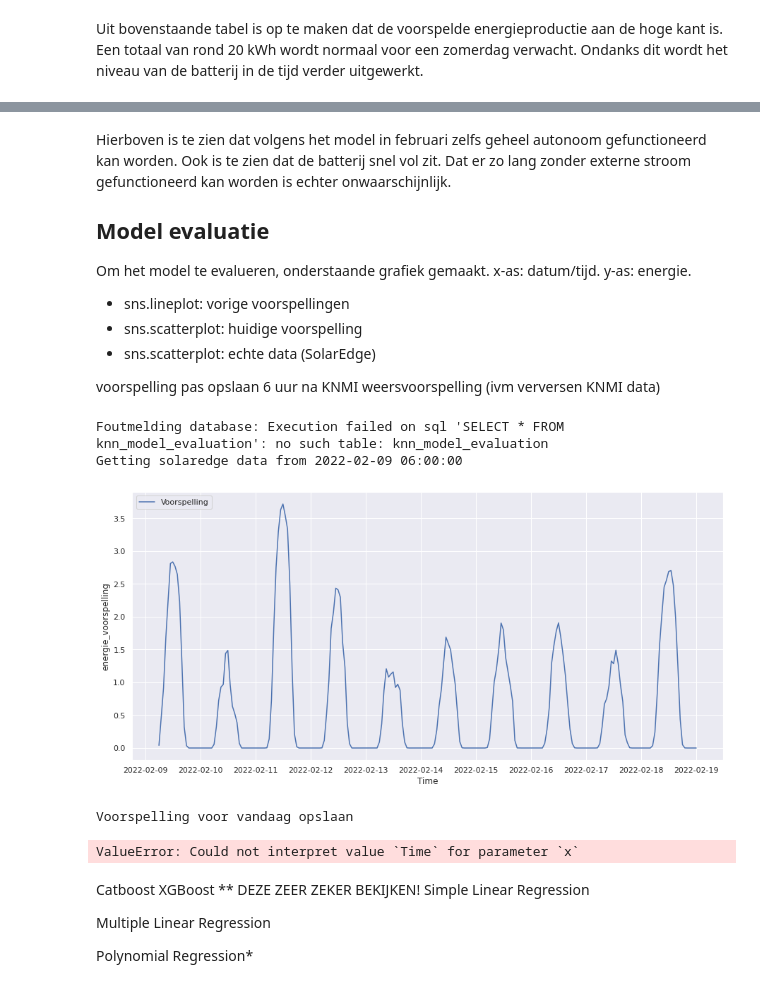
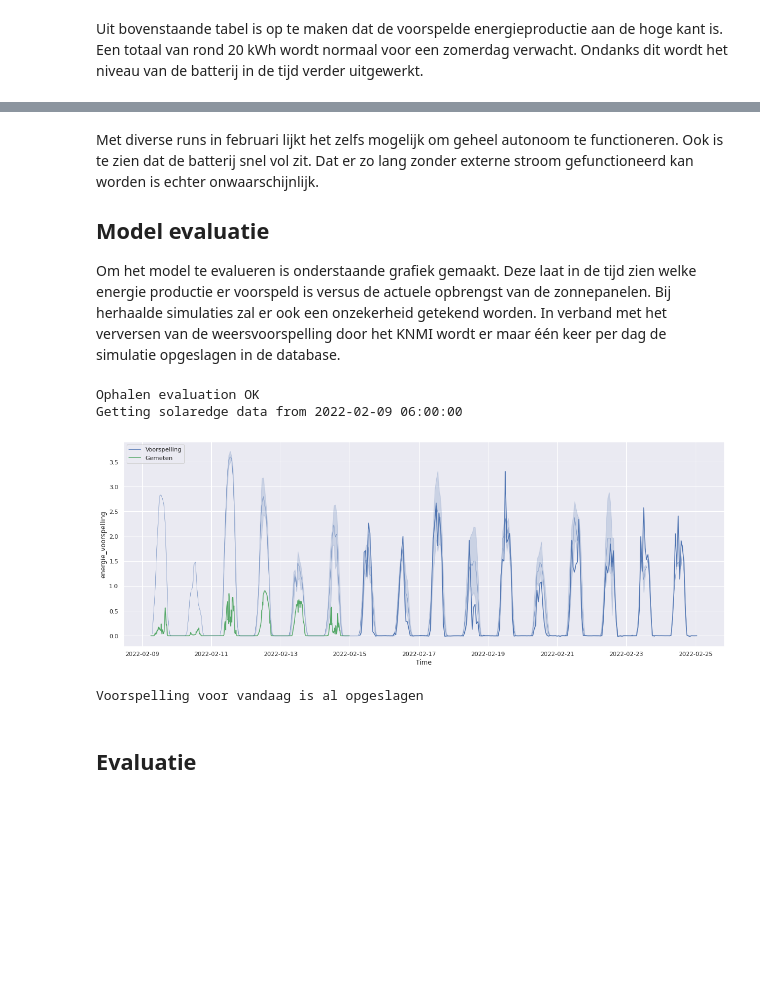
Before and after one commit to bosgnoom/data-engineer-eindopdracht, a Jupyter notebook: data_analyse.ipynb, the cells around one changed output, grey strips where cells are left out. Cells and saved outputs as stored; diff of their text form; code cells hidden in the pictures; blank space fills up the shorter version.

```diff
--- a/data_analyse.ipynb
+++ b/data_analyse.ipynb
@@ -56,6 +56,10 @@ Ondanks de grote spreiding op de getallen ziet het er naar uit dat wanneer het w
 
 Onderstaand is een 3d grafiek getekend. Op de x- en y-as staat de positie van de zon. De z-as geeft de hoeveelheid geproduceerde energie weer. Met de kleur van de bolletjes wordt de hoeveelheid bewolking aangegeven; een hogere helderheid geeft minder bewolking aan.
 # %%
+# 3d grafiek tekenen,
+# x en y: stand zon
+# z: energie
+# c: bewolking
 fig = plt.figure(figsize=(12, 12))
 ax = fig.add_subplot(111, projection='3d')
 
@@ -67,7 +71,12 @@ c = dataset["bewolking"]
 p = ax.scatter(x, y, z, c=c, marker='o', cmap=plt.cm.plasma_r)
 ax.set_xlabel('solar_azimuth')
 ax.set_ylabel('solar_altitude')
-ax.set_zlabel('energy');
+ax.set_zlabel('energy')
 
-fig.suptitle('3d plot dataset', y=0.925, fontsize=32);
+plt.rcParams['axes.grid'] = False
+cbar = fig.colorbar(p, fraction=0.035, pad=0.06);
+cbar.set_label("Bewolking")
+
+fig.suptitle('3d plot dataset', y=0.925, fontsize=32)
+plt.show()
 # %% [output]
@@ -205,9 +223,12 @@ Hierboven is te zien dat GridSearch een uitstekend resultaat oplevert: een r² v
 De nauwkeurigheid van de test-set voorspelling is weergegeven in de onderstaande grafiek: er zit nogal wat spreiding op de voorspelling. In het ideale geval zullen alle punten op de diagonaal liggen. Beneden ongeveer 1500 Wh is er een overschatting van de energieproductie, erboven lijkt het een onderschatting. Dit kan aan het gekozen model liggen, maar ook aan de verdeling van de hoeveelheid data. Er is meer data in het lage gebied ten opzichte van de hoeveelheid gegevens in het hoge gebied.
 # %%
+# Grafiek tekenen, evaluatie voorspelling
+sns.set_theme()
 fig, ax = plt.subplots()
 ax.scatter(y_test, predicted_test)
 ax.plot([y_test.min(), y_test.max()], [y_test.min(), y_test.max()], "k--", lw=4)
 ax.set_xlabel("Measured")
 ax.set_ylabel("Predicted")
+fig.suptitle("kNN model evaluation")
 plt.show()
 # %% [output]
@@ -214,0 +410,10 @@ plt.show()
+# %%
+# Grafiek tekenen, evaluatie voorspelling
+sns.set_theme()
+fig, ax = plt.subplots()
+ax.scatter(y_test, pred_test)
+ax.plot([y_test.min(), y_test.max()], [y_test.min(), y_test.max()], "k--", lw=4)
+ax.set_xlabel("Measured")
+ax.set_ylabel("Predicted")
+fig.suptitle("XGBoost model evaluation")
+plt.show()
@@ -242,9 +449,10 @@ voorspelling["solar_azimuth"] = pysolar.solar.get_azimuth_fast(51.2, 6, voorspel
 # - Transformeren (standardscaler)
 # - Prognosticeren (rijmt lekker)
 X = voorspelling[["temperatuur", "bewolking", "solar_altitude", "solar_azimuth"]]
-X = scaler.fit_transform(X)
+#X = scaler.fit_transform(X)
 # Energie per kWh, niet per Wh
-voorspelling["energie_voorspelling"] = knn_model.predict(X) / 1000
+#voorspelling["energie_voorspelling"] = knn_model.predict(X) / 1000
+voorspelling["energie_voorspelling"] = trained_model.predict(xgb.DMatrix(data=X)) / 1000
 
 # Verwachting voor de komende dagen laten zien
 fig, ax = plt.subplots(figsize=(15, 7))
@@ -315,15 +523,9 @@ De batterij gaat de gehele periode mee
 # %% [markdown]
-Hierboven is te zien dat volgens het model in februari zelfs geheel autonoom gefunctioneerd kan worden. Ook is te zien dat de batterij snel vol zit. Dat er zo lang zonder externe stroom gefunctioneerd kan worden is echter onwaarschijnlijk.
+Met diverse runs in februari lijkt het zelfs mogelijk om geheel autonoom te functioneren. Ook is te zien dat de batterij snel vol zit. Dat er zo lang zonder externe stroom gefunctioneerd kan worden is echter onwaarschijnlijk.
 
 ## Model evaluatie
 
-Om het model te evalueren, onderstaande grafiek gemaakt. x-as: datum/tijd. y-as: energie.
-
-- sns.lineplot: vorige voorspellingen
-- sns.scatterplot: huidige voorspelling
-- sns.scatterplot: echte data (SolarEdge)
-
-voorspelling pas opslaan 6 uur na KNMI weersvoorspelling (ivm verversen KNMI data)
+Om het model te evalueren is onderstaande grafiek gemaakt. Deze laat in de tijd zien welke energie productie er voorspeld is versus de actuele opbrengst van de zonnepanelen. Bij herhaalde simulaties zal er ook een onzekerheid getekend worden. In verband met het verversen van de weersvoorspelling door het KNMI wordt er maar één keer per dag de simulatie opgeslagen in de database.
 # %%
 # 1. Vanaf wanneer tekenen?
 # Model evaluatie tekenen vanaf eerste run,
@@ -335,7 +537,7 @@ cursor = conn.cursor()
 # Datum opvragen in try...             except...
 #                   (tabel bestaat)... (eerste run)...
 try:
-    sql = 'SELECT * FROM knn_model_evaluation'
+    sql = 'SELECT * FROM knn_evaluation'
     previous_runs = pd.read_sql(sql, conn)
     previous_runs["Time"] = pd.to_datetime(previous_runs["Time"])
     first_date = previous_runs["Time"].min()
@@ -365,56 +567,42 @@ solaredge = solaredge.tz_localize("Europe/Amsterdam", ambiguous="NaT", nonexiste
 solaredge["energy"] = solaredge["energy"] / 1000.0
 
 # Grafiek opbouwen
-fig, ax = plt.subplots(figsize=(15, 7))
+fig, ax = plt.subplots(figsize=(20, 7))
 sns.lineplot(data=voorspelling, x="Time", y="energie_voorspelling", color='b', ax=ax)
 sns.lineplot(data=solaredge, x="Time", y="energy", color='g', ax=ax)
 if previous_runs is not None:
     sns.lineplot(data=previous_runs, x="Time", y="energie_voorspelling", color='b', linewidth=0.5, ax=ax)
 plt.legend(labels=["Voorspelling", "Gemeten"], loc="upper left")
 plt.show()
 
 # 3. Huidige voorspelling opslaan (alleen voor vandaag)
 # Tabel aanmaken indien nog niet aanwezig
 sql = """CREATE TABLE IF NOT EXISTS knn_evaluation_days (
             datum DATETIME PRIMARY KEY NOT NULL );
       """
 conn.execute(sql)
 
 # Datum van vandaag ophalen uit tabel
 sql = f"SELECT datum FROM knn_evaluation_days WHERE datum = DATE('now')"
 cursor.execute(sql)
 result = cursor.fetchall()
 
 if len(result) == 0:
     # Day not found, save voorspelling
     print("Voorspelling voor vandaag opslaan")
     voorspelling.to_sql("knn_evaluation", conn, if_exists="append")
 
     sql = f"INSERT INTO knn_evaluation_days VALUES ( DATE('now') )"
     cursor.execute(sql)
 else:
     print("Voorspelling voor vandaag is al opgeslagen")
 
 conn.commit()
 conn.close()
 # %% [output]
-Foutmelding database: Execution failed on sql 'SELECT * FROM knn_model_evaluation': no such table: knn_model_evaluation
+Ophalen evaluation OK
 Getting solaredge data from 2022-02-09 06:00:00
-[figure, old version]
+[figure, new version]
-Voorspelling voor vandaag opslaan
+Voorspelling voor vandaag is al opgeslagen
-# %%
-ax = sns.lineplot(data=previous_runs, x="Time", y="temperatuur")
-plt.xticks(rotation=45)
-plt.show()
-# %% [output]
-ValueError: Could not interpret value `Time` for parameter `x`
 # %% [markdown]
-Catboost
-XGBoost ** DEZE ZEER ZEKER BEKIJKEN!
-Simple Linear Regression
-
-
-Multiple Linear Regression
-
-
-Polynomial Regression*
+## Evaluatie
```
Also changed, not shown: parts of 17 cells of this notebook, 2 other files.
